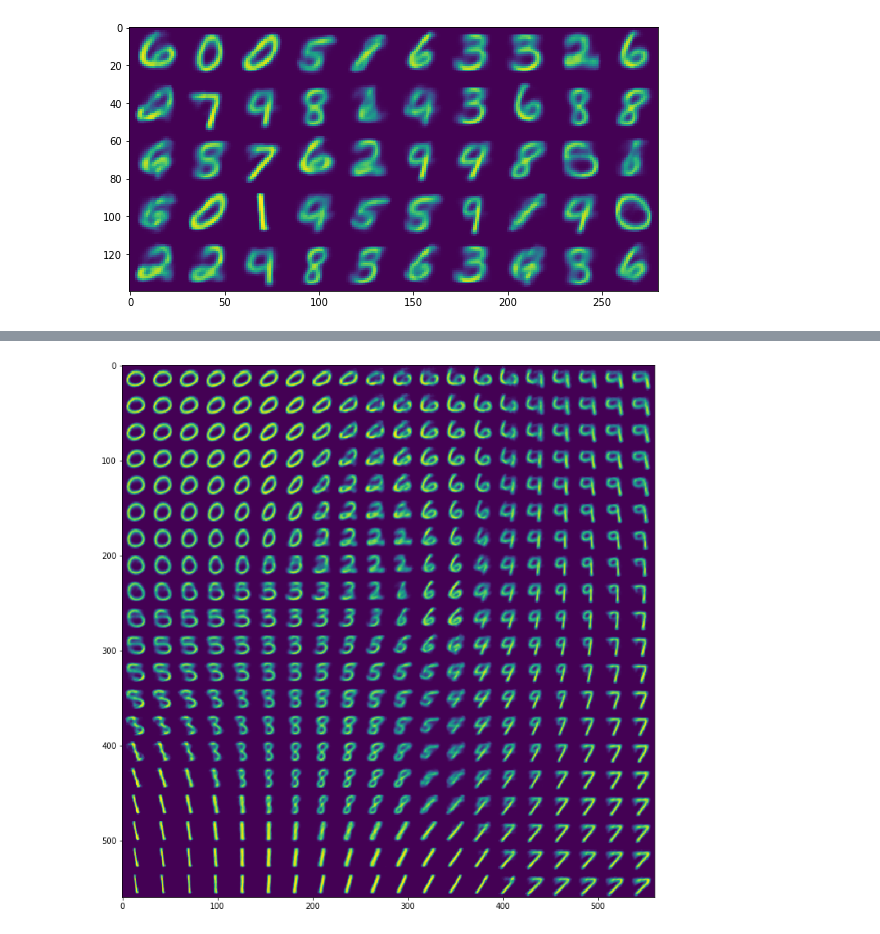
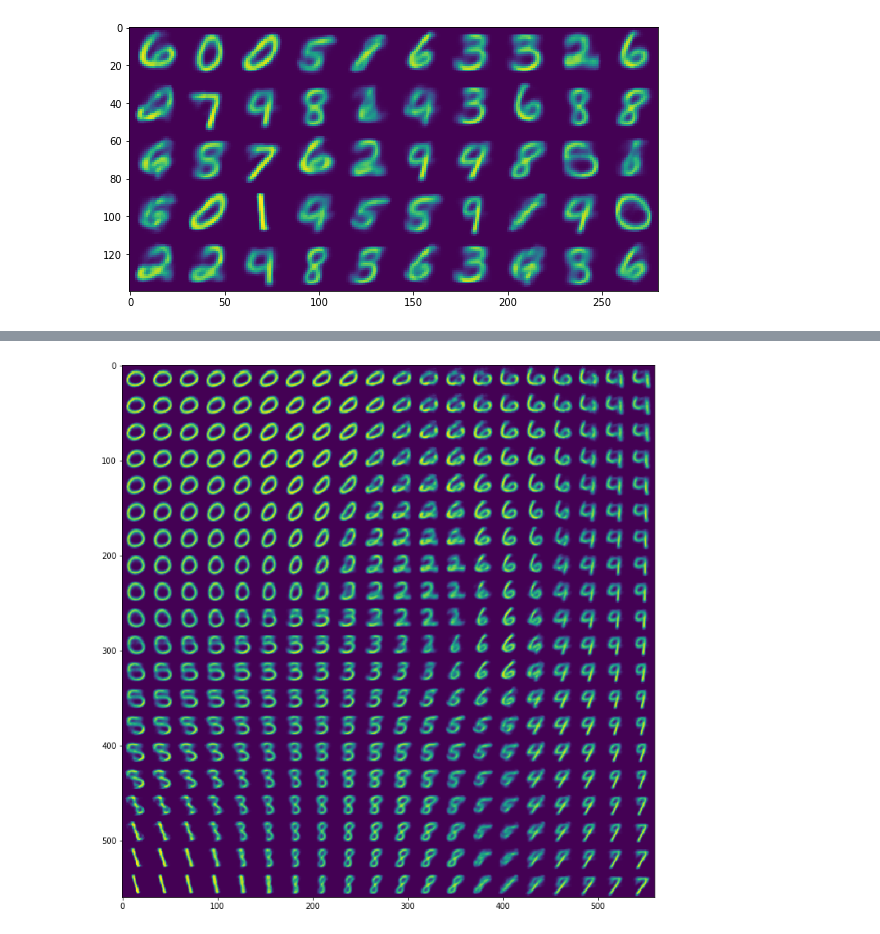
Before and after one commit to ichko/ml-playground, a Jupyter notebook: notebooks/VAE-TORCH-MNIST.ipynb, the cells around one changed output, grey strips where cells are left out. Drawn from its saved outputs; the diff is of its cells as text; code cells hidden in the pictures.

```diff
--- a/notebooks/VAE-TORCH-MNIST.ipynb
+++ b/notebooks/VAE-TORCH-MNIST.ipynb
@@ -209,26 +206,26 @@ torch.Size([10, 10, 2])
 # %%
 cols, rows = 20, 20
 
 left = -3
-right = 3
+right = 2
 
 
 xx = torch.arange(left, right, (right - left) / cols)
 yy = torch.arange(left, right, (right - left) / rows)
 x, y = torch.meshgrid(xx, yy)
 mesh = torch.stack((x, y), dim=2)
 
 seeds = mesh.reshape(-1, 2).to(DEVICE)
 imgs = vae.decode(seeds).detach().cpu().numpy()
 imgs = imgs.reshape(rows, cols, imgs.shape[1], imgs.shape[2])
 
 imgs = np.split(imgs, rows)
 imgs = np.concatenate(imgs, axis=2)[0]
 imgs = np.split(imgs, cols)
 imgs = np.concatenate(imgs, axis=2)[0]
 
 fix, ax = plt.subplots(1, 1, figsize=(10, 10))
 ax.imshow(imgs)
 plt.tight_layout()
 # %% [output]
-[figure, old version]
+[figure, new version]
```
Also changed, not shown: parts of 1 cell of this notebook, 1 other file.
